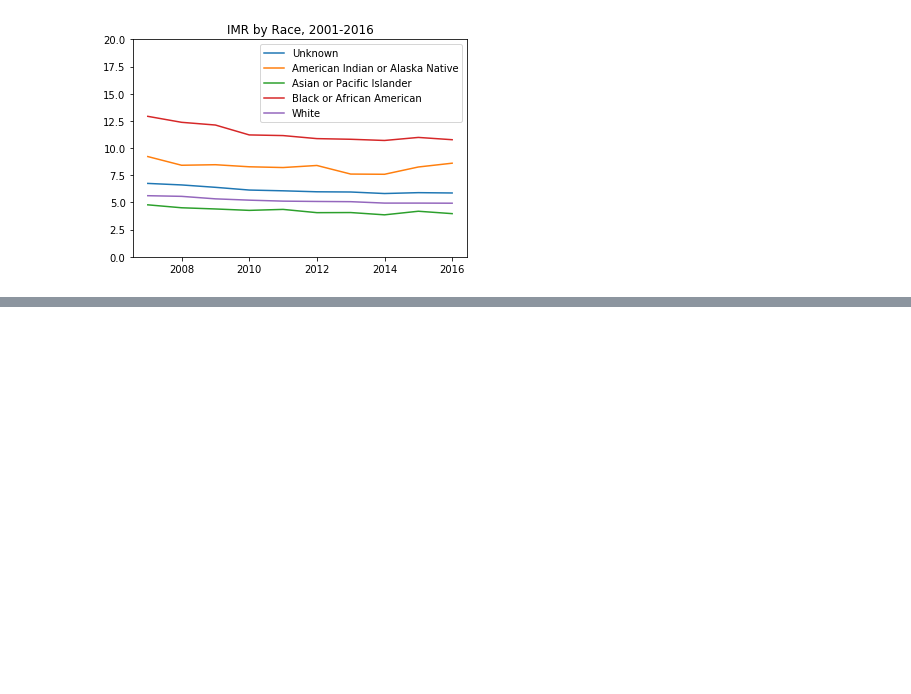
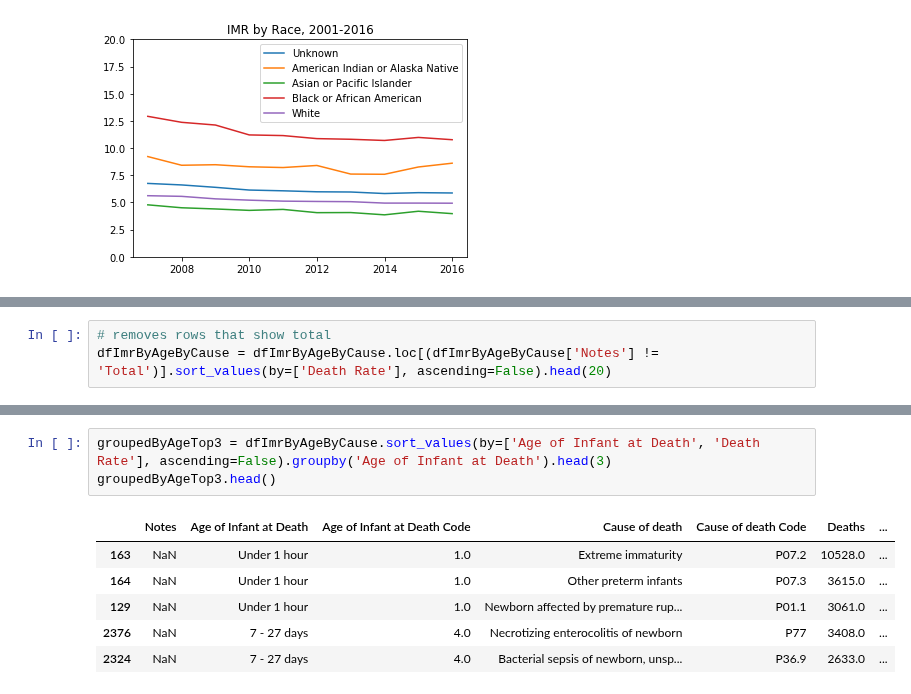
Before and after one commit to jasminajovanovic/IMR, a Jupyter notebook: IMR.ipynb, the cells around one changed output, grey strips where cells are left out. Drawn from its saved outputs; the diff is of its cells as text; blank space fills up the shorter version.

```diff
--- a/IMR.ipynb
+++ b/IMR.ipynb
@@ -142,0 +223,3 @@ Text(0.5, 1.0, 'IMR by Race, 2001-2016')
+# %%
+# removes rows that show total
+dfImrByAgeByCause = dfImrByAgeByCause.loc[(dfImrByAgeByCause['Notes'] != 'Total')].sort_values(by=['Death Rate'], ascending=False).head(20)
@@ -142,0 +232,10 @@ Text(0.5, 1.0, 'IMR by Race, 2001-2016')
+# %%
+groupedByAgeTop3 = dfImrByAgeByCause.sort_values(by=['Age of Infant at Death', 'Death Rate'], ascending=False).groupby('Age of Infant at Death').head(3)
+groupedByAgeTop3.head()
+# %% [output]
+|  | Notes | Age of Infant at Death | Age of Infant at Death Code | Cause of death | Cause of death Code | Deaths | ... |
+| 163 | NaN | Under 1 hour | 1.0 | Extreme immaturity | P07.2 | 10528.0 | ... |
+| 164 | NaN | Under 1 hour | 1.0 | Other preterm infants | P07.3 | 3615.0 | ... |
+| 129 | NaN | Under 1 hour | 1.0 | Newborn affected by premature rup... | P01.1 | 3061.0 | ... |
+| 2376 | NaN | 7 - 27 days | 4.0 | Necrotizing enterocolitis of newborn | P77 | 3408.0 | ... |
+| 2324 | NaN | 7 - 27 days | 4.0 | Bacterial sepsis of newborn, unsp... | P36.9 | 2633.0 | ... |
```
Also changed, not shown: parts of 14 cells of this notebook, 2 other files.
